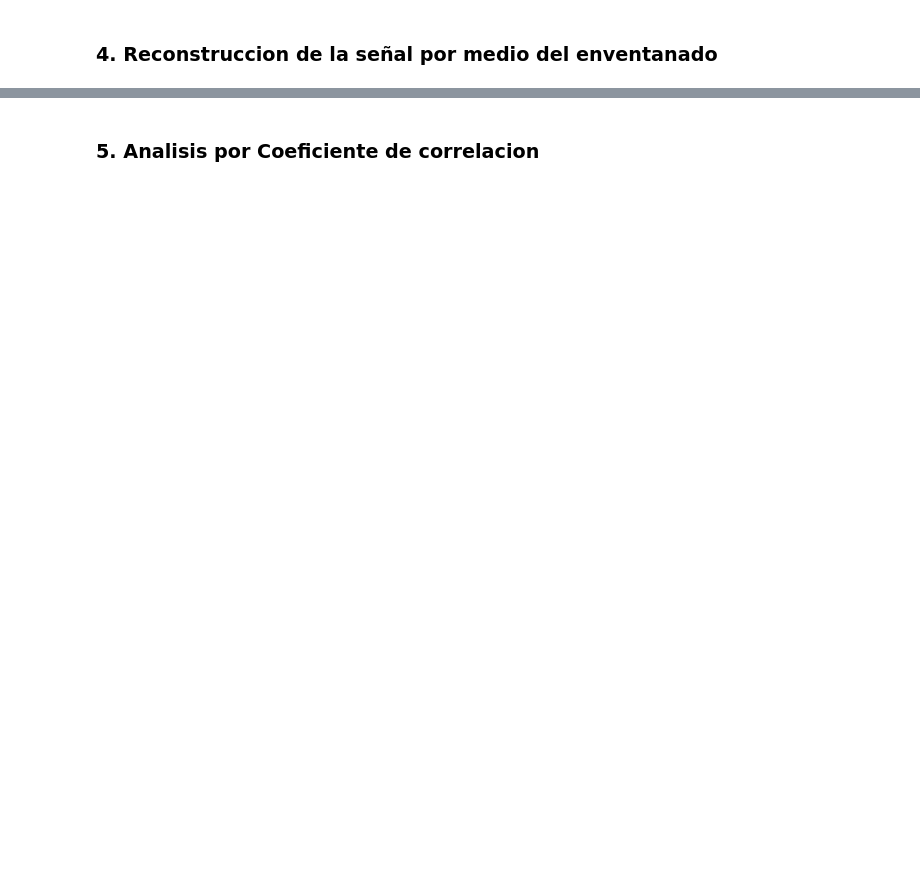
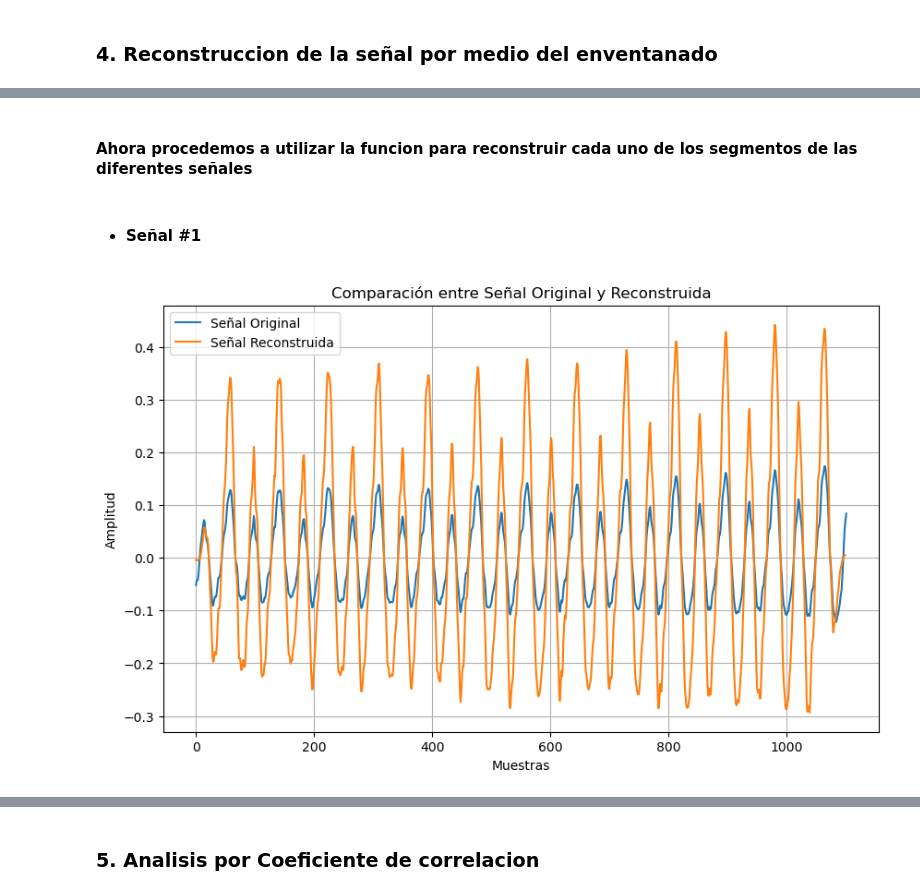
Before and after one commit to Camilocastellanos1002/Senales-III, a Jupyter notebook: Laboratorio/Laboratorio 1/Lab1_TDSIII_ChaparroCastellanos_JuanCamilo_Restrepo_Sebastian.ipynb, the cells around one changed output, grey strips where cells are left out. Saved outputs shown, nothing was run; the diff lists cells and outputs as text; code cells hidden in the pictures; blank space fills up the shorter version.

```diff
--- a/Laboratorio/Laboratorio 1/Lab1_TDSIII_ChaparroCastellanos_JuanCamilo_Restrepo_Sebastian.ipynb
+++ b/Laboratorio/Laboratorio 1/Lab1_TDSIII_ChaparroCastellanos_JuanCamilo_Restrepo_Sebastian.ipynb
@@ -262,0 +309,40 @@ plt.show()
+# %%
+def reconstruir_senal(segmentos, P):
+    #segmentos -> segmentos de la señal a reconstruir
+    #P -> tamaño de traslape entre segmentos
+
+    # Asegurarse que 'segmentos' sea un array de NumPy
+    segmentos = np.array(segmentos)
+
+    # longitud de un segmento
+    L = segmentos.shape[1]
+
+    # Tamaño del arrays, iniciandolo con valores en cero
+    senal_reconstruida = np.zeros(L + (segmentos.shape[0] - 1) * P)
+
+    # suma de segmentos
+    for i in range(segmentos.shape[0]):
+        senal_reconstruida[i*P:i*P+L] += segmentos[i]
+
+    return senal_reconstruida
+# %% [markdown]
+#### Ahora procedemos a utilizar la funcion para reconstruir cada uno de los segmentos de las diferentes señales
+# %% [markdown]
+* #### Señal #1
+# %%
+
+# Reconstruir la señal
+senal_reconstruida = reconstruir_senal(segmentos, P)
+
+# Visualizar la señal original y la reconstruida
+plt.figure(figsize=(10, 6))
+plt.plot(segmento_guardado, label='Señal Original')
+plt.plot(senal_reconstruida, label='Señal Reconstruida')
+plt.legend()
+plt.xlabel('Muestras')
+plt.ylabel('Amplitud')
+plt.title('Comparación entre Señal Original y Reconstruida')
+plt.grid(True)
+plt.show()
+# %% [output]
+[figure, added]
```
Also changed, not shown: parts of 41 cells of this notebook.
